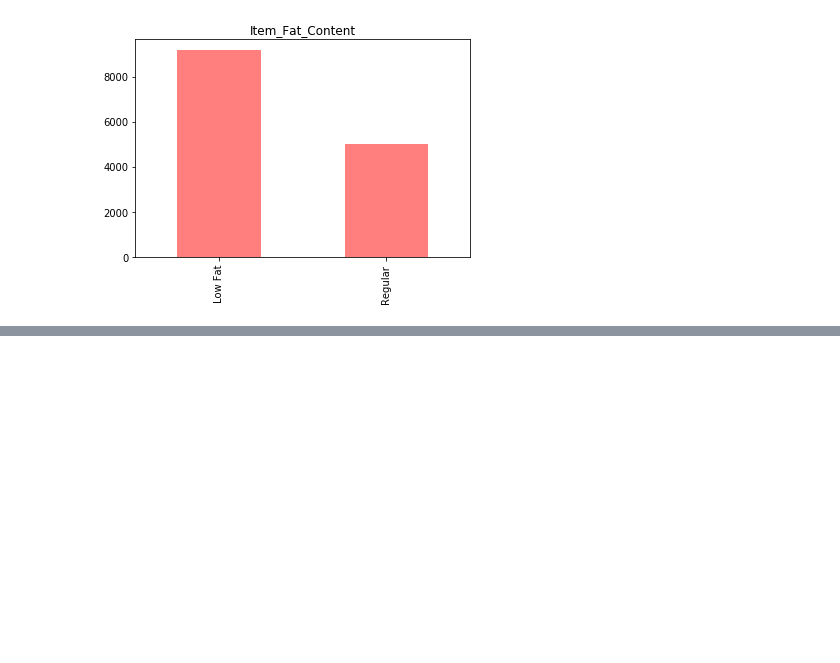
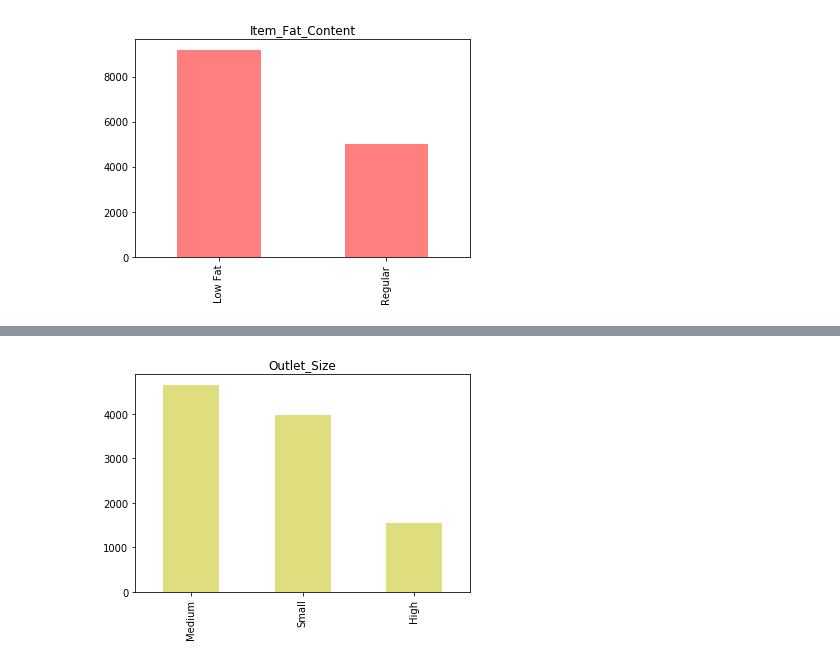
Before and after one commit to deepakmarichi/Big-Mart-Sales-Prediction, a Jupyter notebook: Sales_Prediction.ipynb, the cells around one changed output, grey strips where cells are left out. Cells and saved outputs as stored; diff of their text form; code cells hidden in the pictures; blank space fills up the shorter version.

```diff
--- a/Sales_Prediction.ipynb
+++ b/Sales_Prediction.ipynb
@@ -146,0 +180,8 @@ plt.show()
+# %%
+# Outlet_Size
+
+combined['Outlet_Size'].value_counts().plot.bar(color='y',alpha=0.5)
+plt.title('Outlet_Size')
+plt.show()
+# %% [output]
+[figure, added]
```
Also changed, not shown: parts of 24 cells of this notebook.
